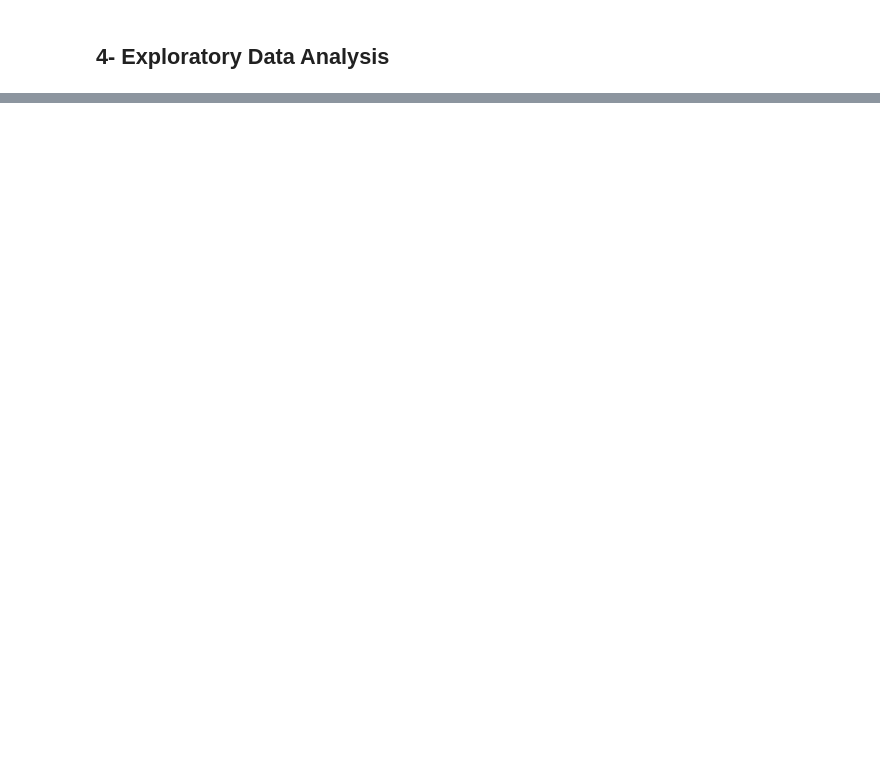
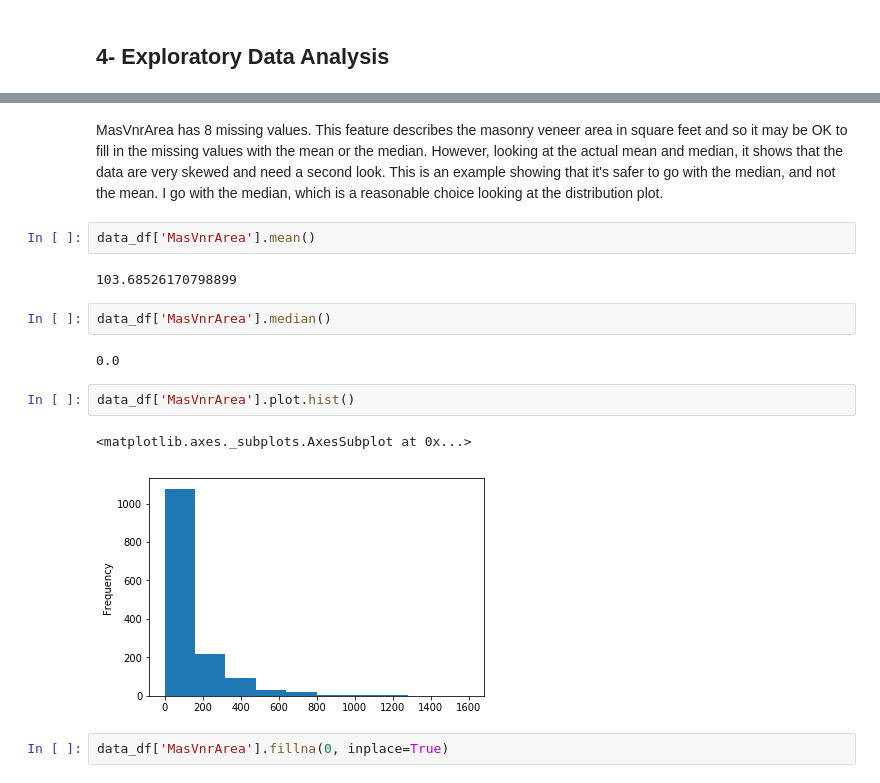
Before and after one commit to haianhle/ar-kaggle, a Jupyter notebook: house-prices/house-prices.ipynb, the cells around one changed output, grey strips where cells are left out. Drawn from its saved outputs; the diff is of its cells as text; blank space fills up the shorter version.

```diff
--- a/house-prices/house-prices.ipynb
+++ b/house-prices/house-prices.ipynb
@@ -198,0 +427,17 @@ This results in an abysmal score, as expected, of 0.24740, which put me in posit
+# %% [markdown]
+MasVnrArea has 8 missing values. This feature describes the masonry veneer area in square feet and so it may be OK to fill in the missing values with the mean or the median. However, looking at the actual mean and  median, it shows that the data are very skewed and need a second look. This is an example showing that it's safer to go with the median, and not the mean. I go with the median, which is a reasonable choice looking at the distribution plot.
+# %%
+data_df['MasVnrArea'].mean()
+# %% [output]
+103.68526170798899
+# %%
+data_df['MasVnrArea'].median()
+# %% [output]
+0.0
+# %%
+data_df['MasVnrArea'].plot.hist()
+# %% [output]
+<matplotlib.axes._subplots.AxesSubplot at 0x...>
+[figure, added]
+# %%
+data_df['MasVnrArea'].fillna(0, inplace=True)
```
Also changed, not shown: parts of 59 cells of this notebook, 1 other file.
